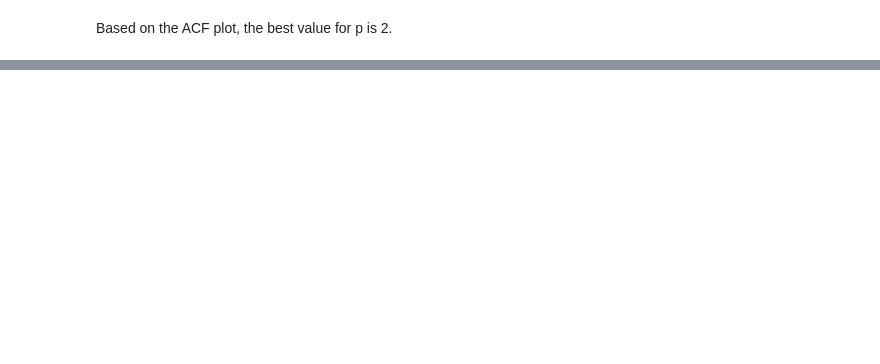
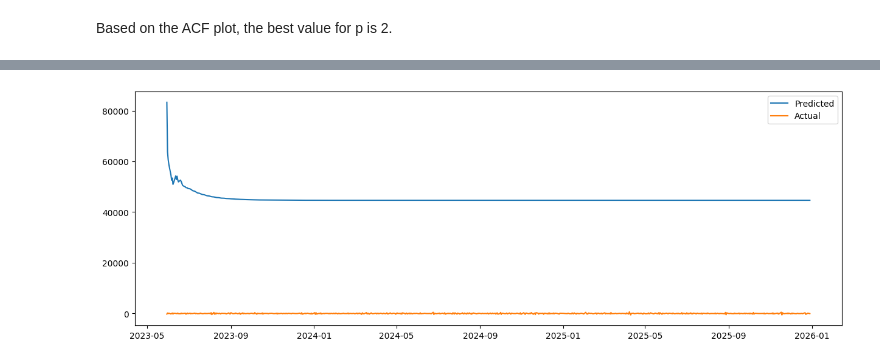
Before and after one commit to donnafaithhh/GARCH-PSEi, a Jupyter notebook: simulation.ipynb, the cells around one changed output, grey strips where cells are left out. Saved outputs shown, nothing was run; the diff lists cells and outputs as text; code cells hidden in the pictures; blank space fills up the shorter version.

Commit message:
done garch model

```diff
--- a/simulation.ipynb
+++ b/simulation.ipynb
@@ -176,0 +210,4 @@ Based on the ACF plot, the best value for p is 2.
+# %%
+# creating the model
+model = arch_model(train, p=15, q=2)
+model_fit = model.fit()
@@ -176,0 +273,12 @@ Based on the ACF plot, the best value for p is 2.
+# %%
+predictions = model_fit.forecast(horizon = test_size)
+preds = predictions.variance.values[-1, :]
+preds = pd.Series(preds, index=pse_data_values[-test_size:].index)
+# %%
+plt.figure(figsize=(15, 5))
+plt.plot(preds, label='Predicted')
+plt.plot(pse_data_values[-test_size:], label='Actual')
+plt.legend()
+plt.show()
+# %% [output]
+[figure, added]
```
Also changed, not shown: parts of 11 cells of this notebook.
